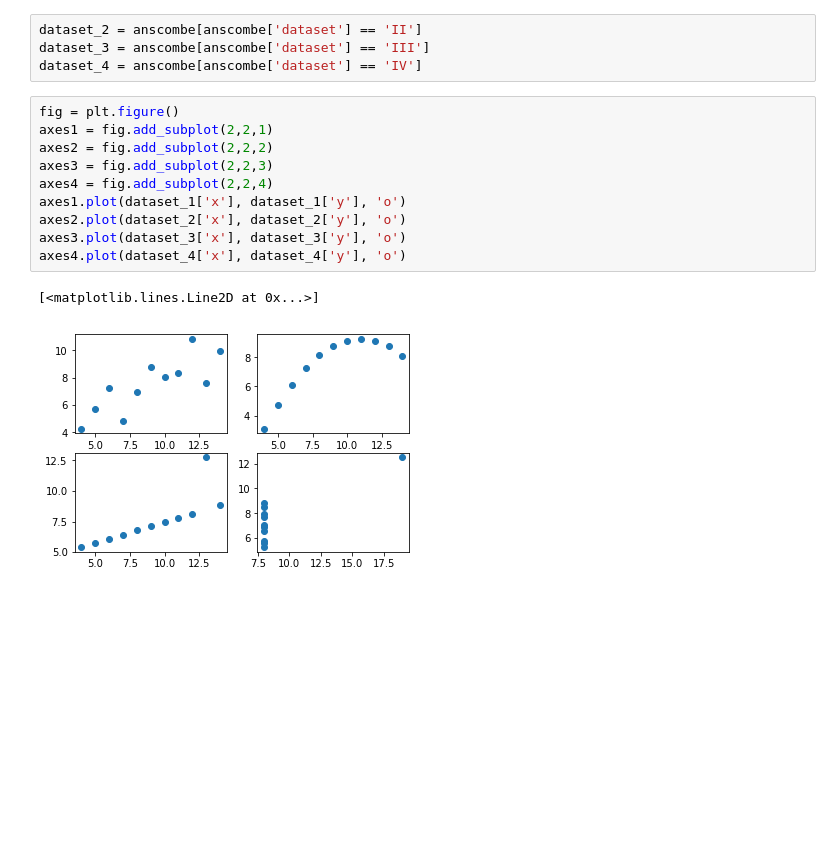
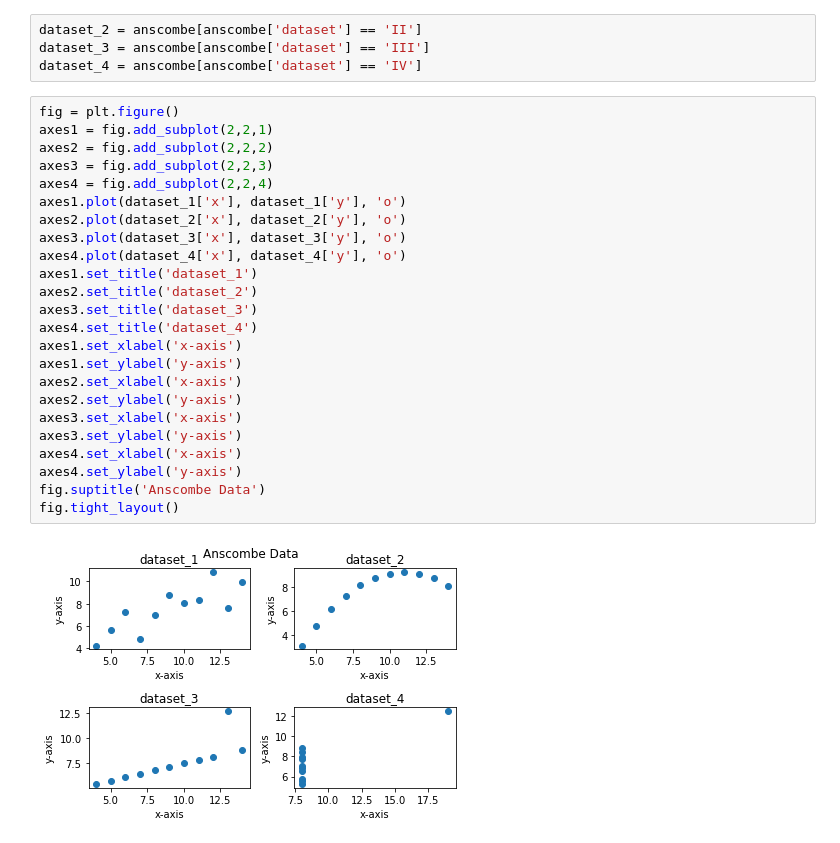
Before and after one commit to davetlewis-van/pandas_for_everyone, a Jupyter notebook: notebooks/Chapter 3.ipynb, the cells around one changed output. Saved outputs shown, nothing was run; the diff lists cells and outputs as text; blank space fills up the shorter version.

```diff
--- a/notebooks/Chapter 3.ipynb
+++ b/notebooks/Chapter 3.ipynb
@@ -36,13 +35,26 @@ dataset_4 = anscombe[anscombe['dataset'] == 'IV']
 # %%
 fig = plt.figure()
 axes1 = fig.add_subplot(2,2,1)
 axes2 = fig.add_subplot(2,2,2)
 axes3 = fig.add_subplot(2,2,3)
 axes4 = fig.add_subplot(2,2,4)
 axes1.plot(dataset_1['x'], dataset_1['y'], 'o')
 axes2.plot(dataset_2['x'], dataset_2['y'], 'o')
 axes3.plot(dataset_3['x'], dataset_3['y'], 'o')
 axes4.plot(dataset_4['x'], dataset_4['y'], 'o')
+axes1.set_title('dataset_1')
+axes2.set_title('dataset_2')
+axes3.set_title('dataset_3')
+axes4.set_title('dataset_4')
+axes1.set_xlabel('x-axis')
+axes1.set_ylabel('y-axis')
+axes2.set_xlabel('x-axis')
+axes2.set_ylabel('y-axis')
+axes3.set_xlabel('x-axis')
+axes3.set_ylabel('y-axis')
+axes4.set_xlabel('x-axis')
+axes4.set_ylabel('y-axis')
+fig.suptitle('Anscombe Data')
+fig.tight_layout()
 # %% [output]
-[<matplotlib.lines.Line2D at 0x...>]
-[figure, old version]
+[figure, new version]
```
Also changed, not shown: parts of 15 cells of this notebook, 2 other files.
